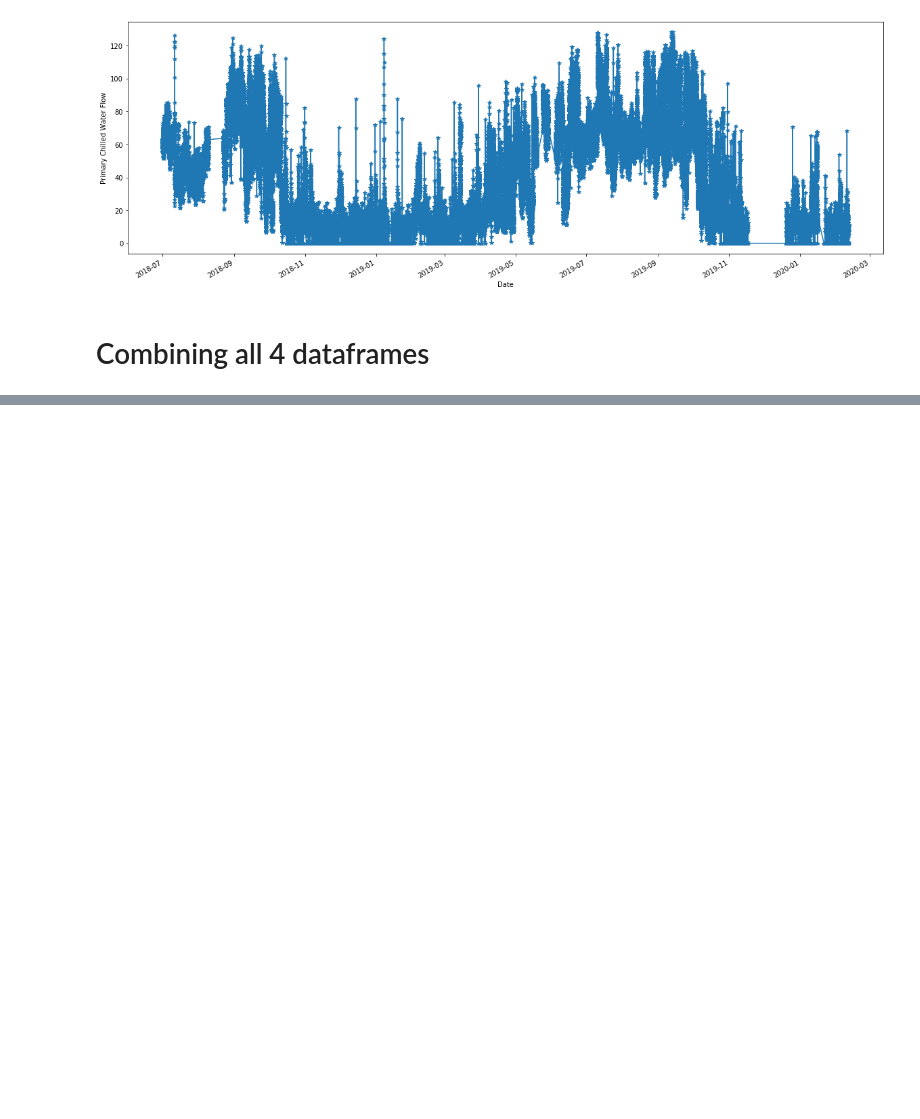
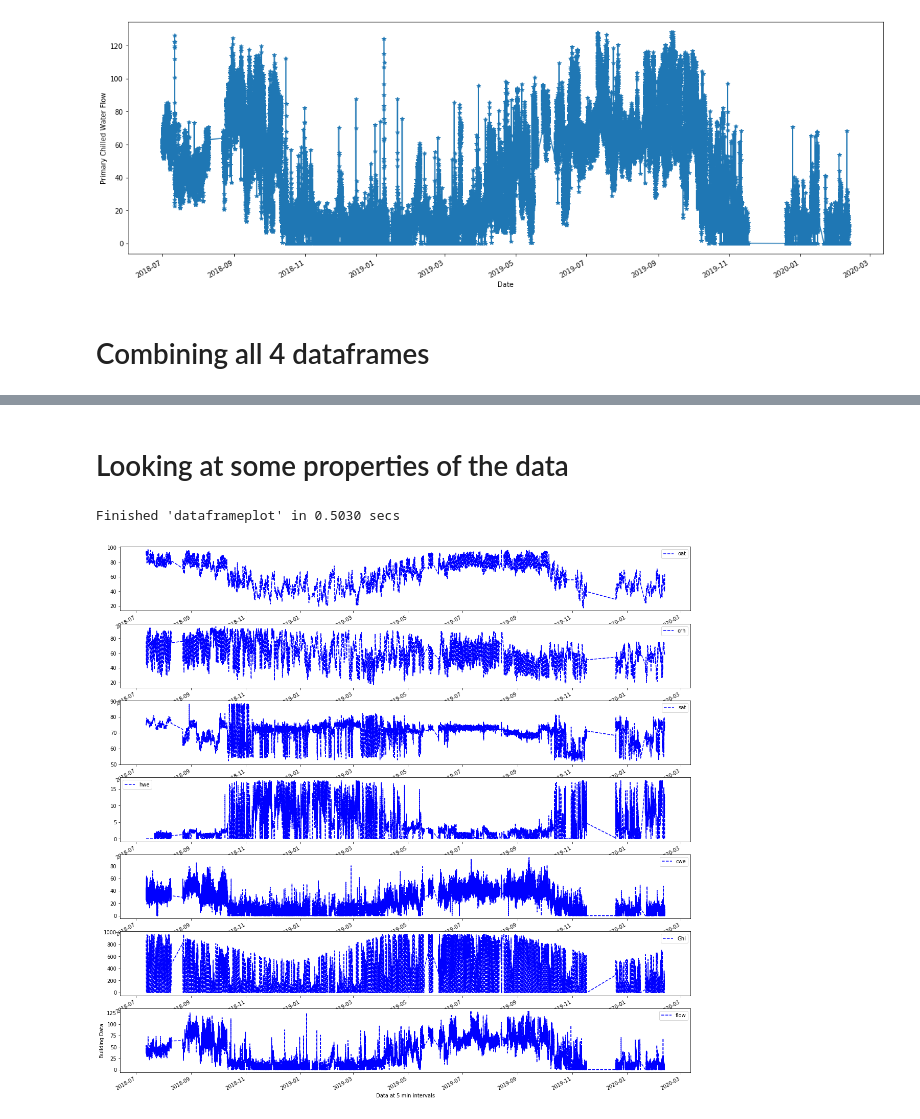
Before and after one commit to AvisekNaug/CDC2020, a Jupyter notebook: notebooks/Raw Data Processing.ipynb, the cells around one changed output, grey strips where cells are left out. Drawn from its saved outputs; the diff is of its cells as text; code cells hidden in the pictures; blank space fills up the shorter version.

```diff
--- a/notebooks/Raw Data Processing.ipynb
+++ b/notebooks/Raw Data Processing.ipynb
@@ -308,3 +308,52 @@ Finished 'dataframeplot' in 0.5609 secs
 [figure]
 # %%
 df.to_pickle('../data/processed/buildingdata.pkl')
+# %% [markdown]
+# Looking at some properties of the data
+# %%
+# read the pickled file for ahu data
+ahudata = dp.readfile('../data/processed/ahu1energy.pkl')
+
+# return pickled df
+ahu = ahudata.return_df(processmethods=['file2df'])
+
+# read the pickled file for ghi data
+ghidata = dp.readfile('../data/processed/ghi.pkl')
+
+# return pickled df
+ghi = ghidata.return_df(processmethods=['file2df'])
+
+# read the pickled file for ghi data
+flowdata = dp.readfile('../data/processed/flow.pkl')
+
+# return pickled df
+flow = flowdata.return_df(processmethods=['file2df'])
+flow.columns = ['flow']
+# %%
+# selecting only required columns and rearranging them
+ahu = ahu[[
+    'AHU_1 outdoorAirTemp', 'WeatherDataProfile humidity',
+    'AHU_1 supplyAirTemp', 'HW_BTU_METER currentKbtuDeltaReading',
+    'CHW_BTU_METER currentKbtuDeltaReading'
+]]
+
+# renaming columns
+ahu.columns = ['oat', 'orh', 'sat', 'hwe', 'cwe']
+
+# # Total energy is sum of heating and coling
+# ahu['totale'] = ahu['hwe'] + ahu['cwe']
+# # dropping heating and cooling energy columns
+# ahu = ahu.drop(columns=['hwe', 'cwe'])
+# %%
+# merging ahu and ghi data
+df = dp.merge_df_columns([ahu, ghi, flow])
+# %%
+dp.dataframeplot(df=df,
+                 style='-',
+                 xlabel='Data at 5 min intervals',
+                 ylabel='Building Data',
+                 legend=True,
+                 lazy=False)
+# %% [output]
+Finished 'dataframeplot' in 0.5030 secs
+[figure, added]
```
Also changed, not shown: parts of 5 cells of this notebook, 1 other file.
